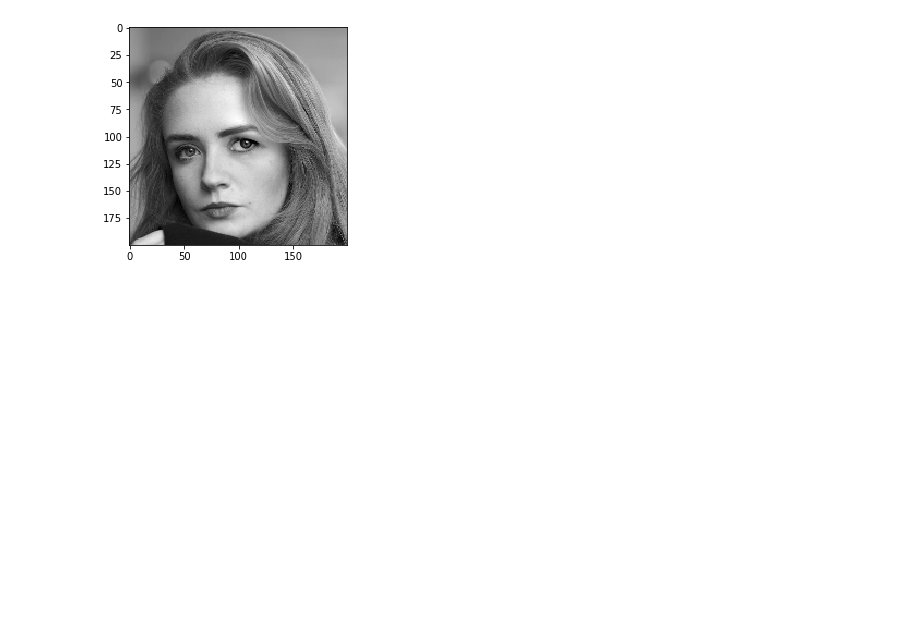
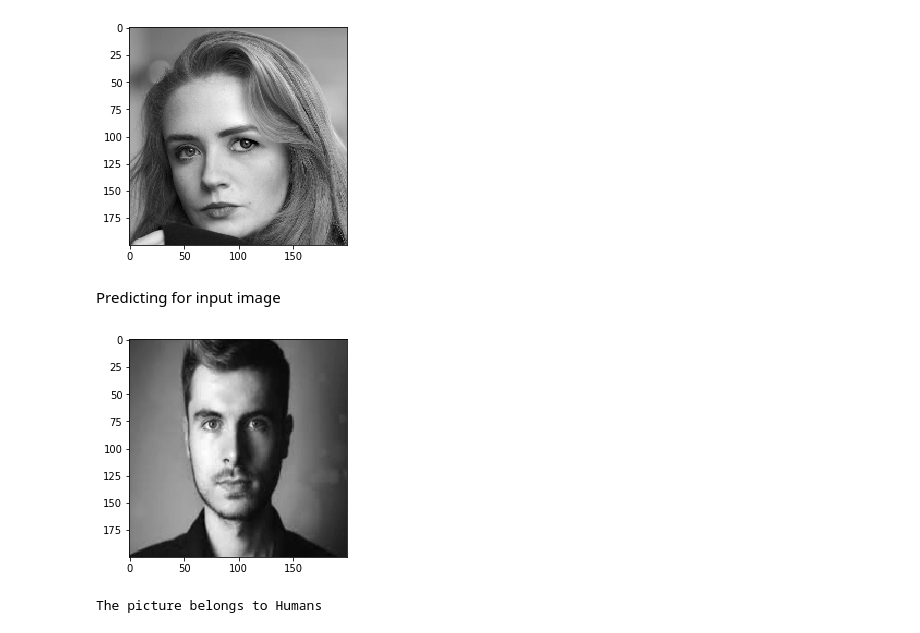
Before and after one commit to AshwinGupta3012/Mini-Project---Image-Classifier, a Jupyter notebook: Mini Project.ipynb, the cells around one changed output. Cells and saved outputs as stored; diff of their text form; code cells hidden in the pictures; blank space fills up the shorter version.

```diff
--- a/Mini Project.ipynb
+++ b/Mini Project.ipynb
@@ -110,3 +112,17 @@ Human
 # 101 - Dog on road
 # 768 - Happy Dog
 # 7 - Girl
+# %% [markdown]
+Predicting for input image
+# %%
+test1 = "Woman_7.jpg"
+test1 = os.path.join(dir, test1)
+# %%
+testimg = cv2.imread(test1, 0)
+# %%
+testimg = cv2.resize(testimg, (200, 200))
+plt.imshow(testimg, cmap = 'gray')
+
+image = np.array(testimg).flatten()
+# %% [output]
+[figure, added]
@@ -112,0 +133,4 @@ Human
+# %%
+print('The picture belongs to ' + categories[prediction[0]])
+# %% [output]
+The picture belongs to Humans
```
Also changed, not shown: parts of 3 cells of this notebook.
